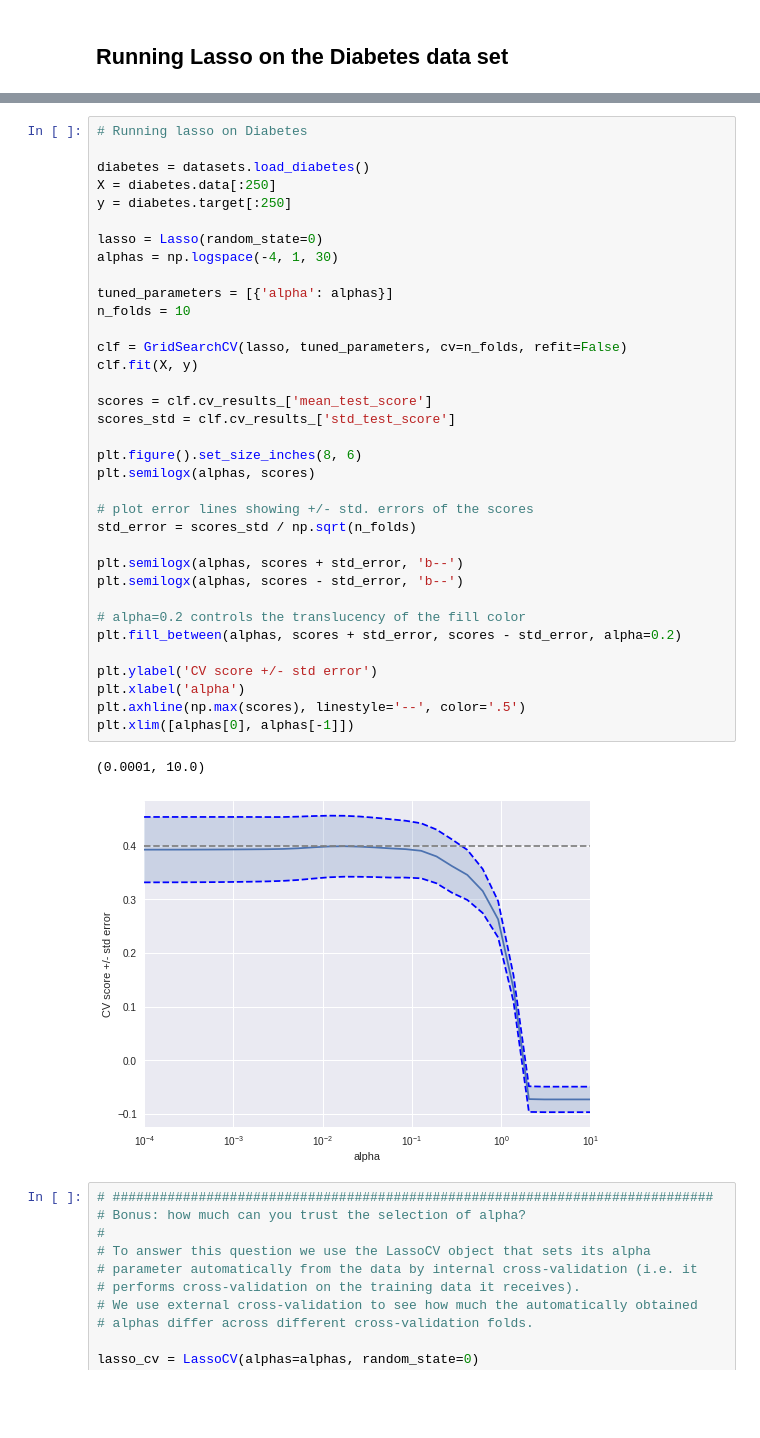
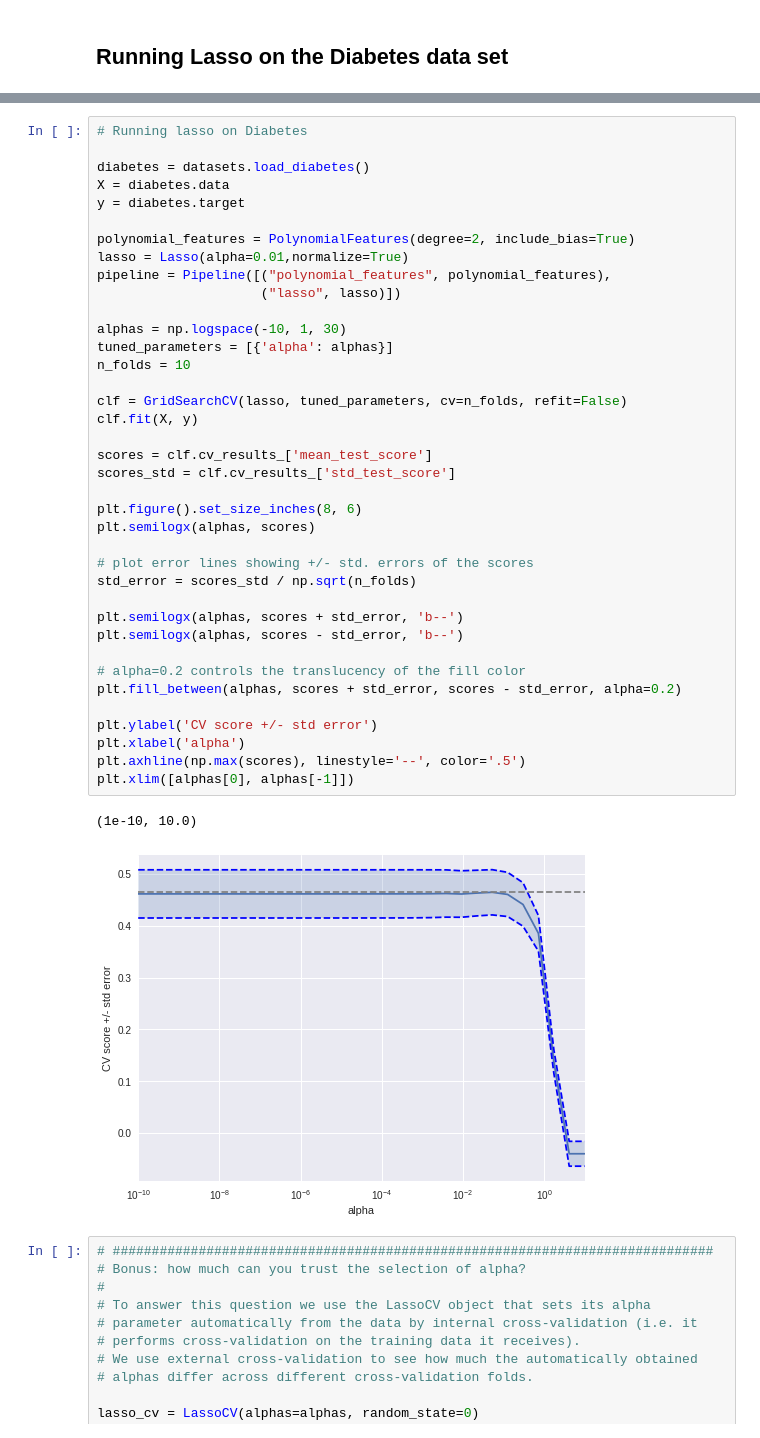
Before and after one commit to lordzero82/MLBootCamp, a Jupyter notebook: lab1_partB_new.ipynb, the cells around one changed output, grey strips where cells are left out. Cells and saved outputs as stored; diff of their text form; blank space fills up the shorter version.

```diff
--- a/lab1_partB_new.ipynb
+++ b/lab1_partB_new.ipynb
@@ -256,40 +363,43 @@ plt.show()
 # Running lasso on Diabetes
 
 diabetes = datasets.load_diabetes()
-X = diabetes.data[:250]
-y = diabetes.target[:250]
+X = diabetes.data
+y = diabetes.target
 
-lasso = Lasso(random_state=0)
-alphas = np.logspace(-4, 1, 30)
+polynomial_features = PolynomialFeatures(degree=2, include_bias=True)
+lasso = Lasso(alpha=0.01,normalize=True)
+pipeline = Pipeline([("polynomial_features", polynomial_features),
+                     ("lasso", lasso)])
 
+alphas = np.logspace(-10, 1, 30)
 tuned_parameters = [{'alpha': alphas}]
 n_folds = 10
 
 clf = GridSearchCV(lasso, tuned_parameters, cv=n_folds, refit=False)
 clf.fit(X, y)
 
 scores = clf.cv_results_['mean_test_score']
 scores_std = clf.cv_results_['std_test_score']
 
 plt.figure().set_size_inches(8, 6)
 plt.semilogx(alphas, scores)
 
 # plot error lines showing +/- std. errors of the scores
 std_error = scores_std / np.sqrt(n_folds)
 
 plt.semilogx(alphas, scores + std_error, 'b--')
 plt.semilogx(alphas, scores - std_error, 'b--')
 
 # alpha=0.2 controls the translucency of the fill color
 plt.fill_between(alphas, scores + std_error, scores - std_error, alpha=0.2)
 
 plt.ylabel('CV score +/- std error')
 plt.xlabel('alpha')
 plt.axhline(np.max(scores), linestyle='--', color='.5')
 plt.xlim([alphas[0], alphas[-1]])
 # %% [output]
-(0.0001, 10.0)
+(1e-10, 10.0)
-[figure, old version]
+[figure, new version]
 # %%
 # #############################################################################
 # Bonus: how much can you trust the selection of alpha?
```
Also changed, not shown: parts of 14 cells of this notebook.
